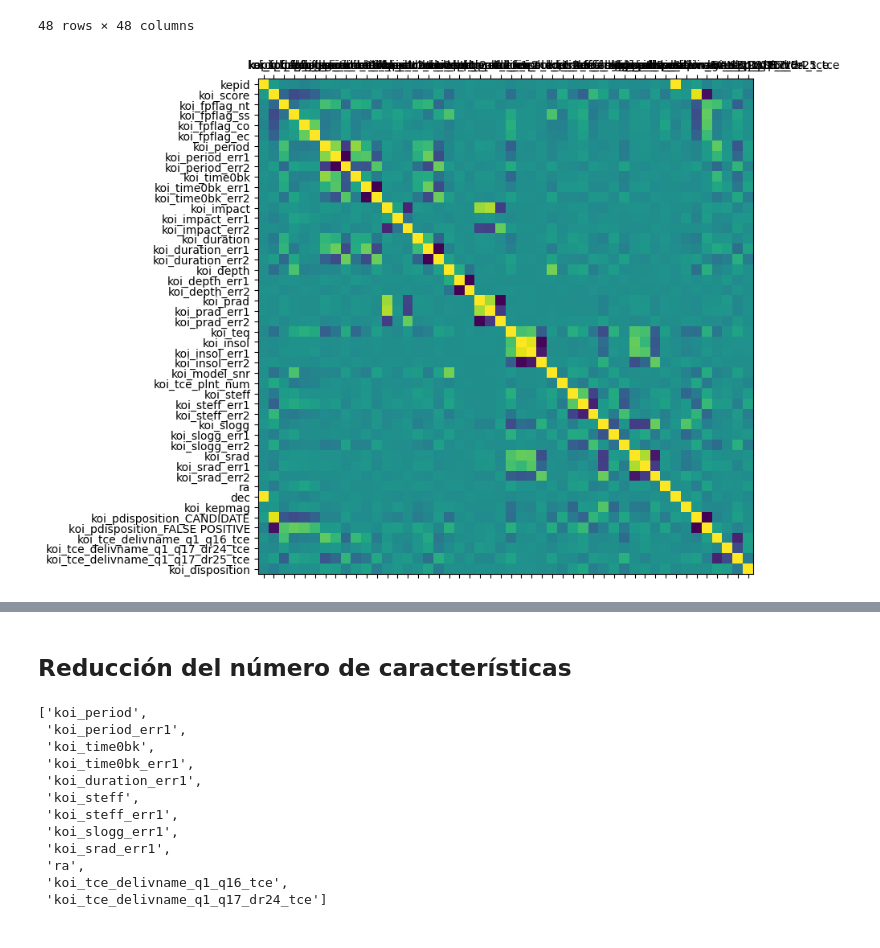
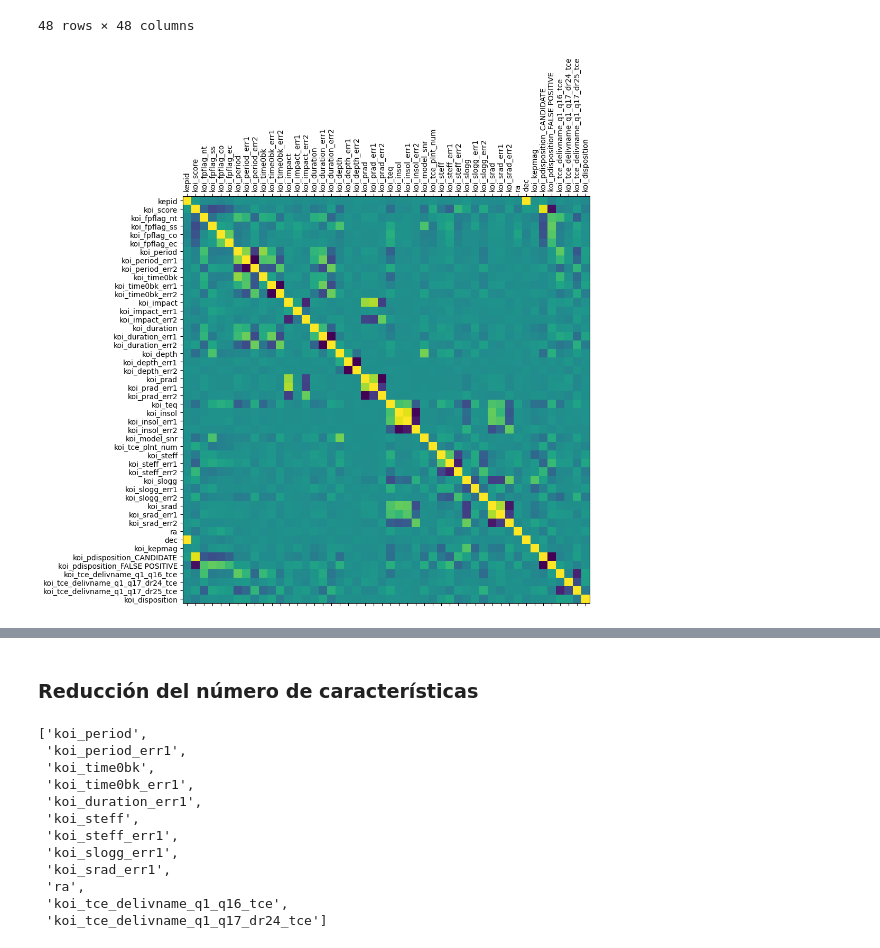
Before and after one commit to lvalencia232/KeplerExoplanet, a Jupyter notebook: kepler_exoplanet.ipynb, the cells around one changed output, grey strips where cells are left out. Cells and saved outputs as stored; diff of their text form; code cells hidden in the pictures.

```diff
--- a/kepler_exoplanet.ipynb
+++ b/kepler_exoplanet.ipynb
@@ -357,6 +424,6 @@ memory usage: 3.4 MB
 # %%
 # Transformamos la variable de salida a numérica para calcular correlaciones
-X_df_copy = X_df.join(y_df)
-X_df_copy["koi_disposition"] = X_df_copy["koi_disposition"].factorize()[0]
+df_proc = X_df.join(y_df)
+df_proc["koi_disposition"] = df_proc["koi_disposition"].factorize()[0]
 # %%
 # Calculamos correlaciones
@@ -403,13 +470,15 @@ X_df_copy.corr()
 48 rows × 48 columns
 # %%
 # Representar gráficamente la matriz de correlación
-corr = X_df_copy.corr()
-fig, ax = plt.subplots(figsize=(8, 8))
+corr = df_proc.corr()
+fig, ax = plt.subplots(figsize=(10, 10))
 ax.matshow(corr)
 plt.xticks(range(len(corr.columns)), corr.columns);
 plt.yticks(range(len(corr.columns)), corr.columns);
+ax.tick_params("x", rotation=90)
+plt.show()
 # %% [output]
-[figure, old version]
+[figure, new version]
 # %%
 # Se puede llegar a valorar quedarnos con aquellas que tienen mayor correlación
 corr_matrix[corr_matrix["koi_disposition"] > 0.05]
@@ -430,7 +499,7 @@ corr_matrix[corr_matrix["koi_disposition"] > 0.05]
 | koi_disposition | -0.042307 | -0.140087 | -0.000994 | 0.011273 | 0.005765 | 0.005623 | 0.120007 | ... |
 13 rows × 48 columns
 # %% [markdown]
-## Reducción del número de características
+### Reducción del número de características
 # %%
 # Extraemos las 12 caracteristicas con mas relevancia para el algoritmo
 columns = list(corr_matrix[corr_matrix["koi_disposition"] > 0.05].index)
```
Also changed, not shown: parts of 45 cells of this notebook.
